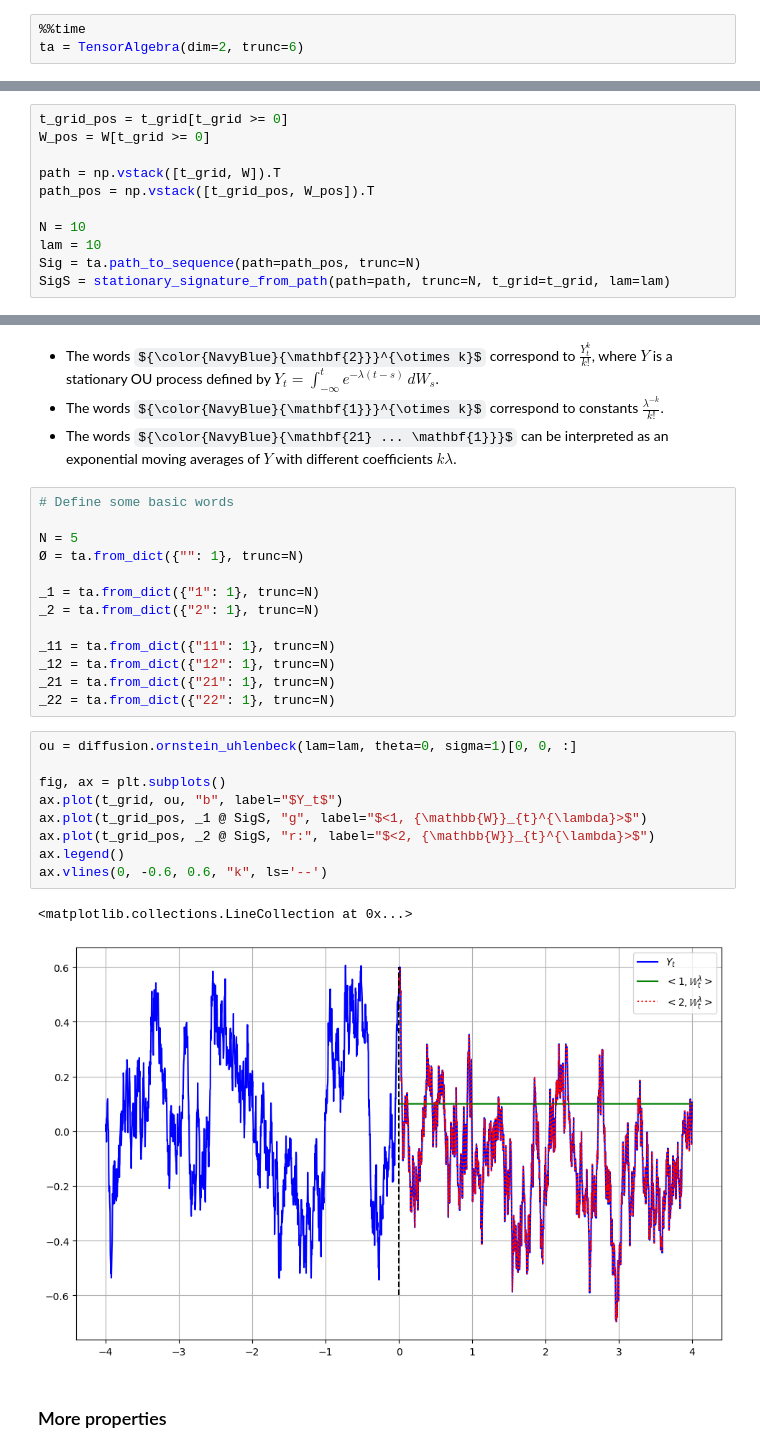
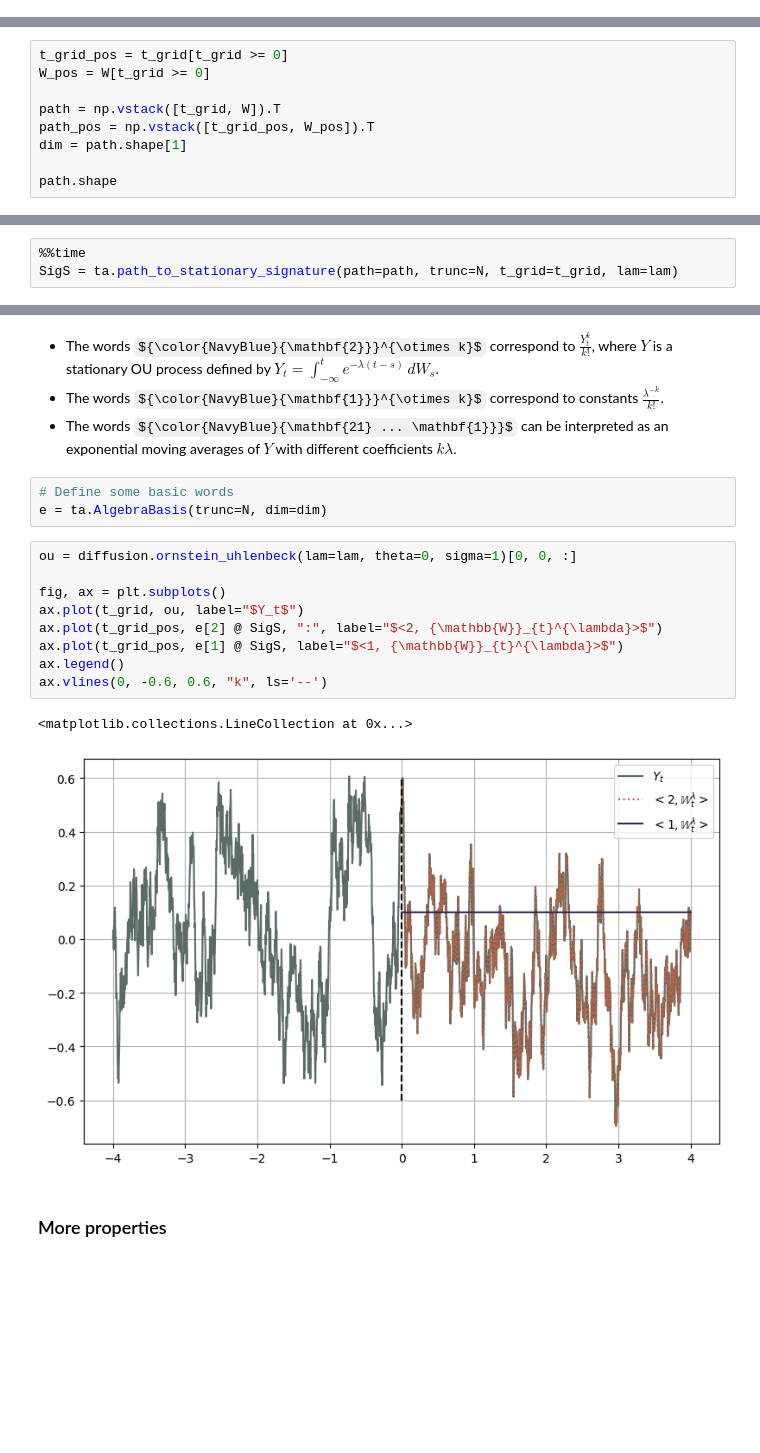
Before and after one commit to MrG1raffe/signature, a Jupyter notebook: notebooks/Stationary Signature.ipynb, the cells around one changed output, grey strips where cells are left out. Drawn from its saved outputs; the diff is of its cells as text; some formulas as TeX source; blank space fills up the shorter version.

Commit message:
Restructured the repo, implemented the regression with calibration of lambda and refularization param

```diff
--- a/notebooks/Stationary Signature.ipynb
+++ b/notebooks/Stationary Signature.ipynb
@@ -23,3 +28,0 @@ plt.rcParams["axes.grid"]             = True
-# %%
-%%time
-ta = TensorAlgebra(dim=2, trunc=6)
@@ -97,3 +92,12 @@ and $\mathbb{X}^{\lambda}_{s, t} = \left(\mathbb{X}^{\lambda, n}_{s, t}\right)_{
 
 - It is important to observe the signal for $t < 0$ for the signature on $[0, T]$ to be stationary.
 - In practice, we take the path on $[T_0, T]$ for some $T_0 < 0$, compute the stationary signature $\widehat{\mathbb{W}}^{\lambda}_{t}$ and keep its values only for $t > 0$.
+# %%
+t_grid_pos = t_grid[t_grid >= 0]
+W_pos = W[t_grid >= 0]
+
+path = np.vstack([t_grid, W]).T
+path_pos = np.vstack([t_grid_pos, W_pos]).T
+dim = path.shape[1]
+
+path.shape
@@ -100,11 +114,3 @@ and $\mathbb{X}^{\lambda}_{s, t} = \left(\mathbb{X}^{\lambda, n}_{s, t}\right)_{
 # %%
-t_grid_pos = t_grid[t_grid >= 0]
-W_pos = W[t_grid >= 0]
-
-path = np.vstack([t_grid, W]).T
-path_pos = np.vstack([t_grid_pos, W_pos]).T
-
-N = 10
-lam = 10
-Sig = ta.path_to_sequence(path=path_pos, trunc=N)
-SigS = stationary_signature_from_path(path=path, trunc=N, t_grid=t_grid, lam=lam)
+%%time
+SigS = ta.path_to_stationary_signature(path=path, trunc=N, t_grid=t_grid, lam=lam)
@@ -116,29 +125,19 @@ SigS = stationary_signature_from_path(path=path, trunc=N, t_grid=t_grid, lam=lam
 -  The words ${\color{NavyBlue}{\mathbf{21} ... \mathbf{1}}}$ can be interpreted as an exponential moving averages of $Y$ with different coefficients $k\lambda$.
 # %%
 # Define some basic words
-
-N = 5
-Ø = ta.from_dict({"": 1}, trunc=N)
-
-_1 = ta.from_dict({"1": 1}, trunc=N)
-_2 = ta.from_dict({"2": 1}, trunc=N)
-
-_11 = ta.from_dict({"11": 1}, trunc=N)
-_12 = ta.from_dict({"12": 1}, trunc=N)
-_21 = ta.from_dict({"21": 1}, trunc=N)
-_22 = ta.from_dict({"22": 1}, trunc=N)
+e = ta.AlgebraBasis(trunc=N, dim=dim)
 # %%
 ou = diffusion.ornstein_uhlenbeck(lam=lam, theta=0, sigma=1)[0, 0, :]
 
 fig, ax = plt.subplots()
-ax.plot(t_grid, ou, "b", label="$Y_t$")
-ax.plot(t_grid_pos, _1 @ SigS, "g", label="$<1, {\mathbb{W}}_{t}^{\lambda}>$")
-ax.plot(t_grid_pos, _2 @ SigS, "r:", label="$<2, {\mathbb{W}}_{t}^{\lambda}>$")
+ax.plot(t_grid, ou, label="$Y_t$")
+ax.plot(t_grid_pos, e[2] @ SigS, ":", label="$<2, {\mathbb{W}}_{t}^{\lambda}>$")
+ax.plot(t_grid_pos, e[1] @ SigS, label="$<1, {\mathbb{W}}_{t}^{\lambda}>$")
 ax.legend()
 ax.vlines(0, -0.6, 0.6, "k", ls='--')
 # %% [output]
 <matplotlib.collections.LineCollection at 0x...>
-[figure, old version]
+[figure, new version]
 # %% [markdown]
 ### More properties
 # %% [markdown]
```
Also changed, not shown: parts of 16 cells of this notebook, 34 other files.
